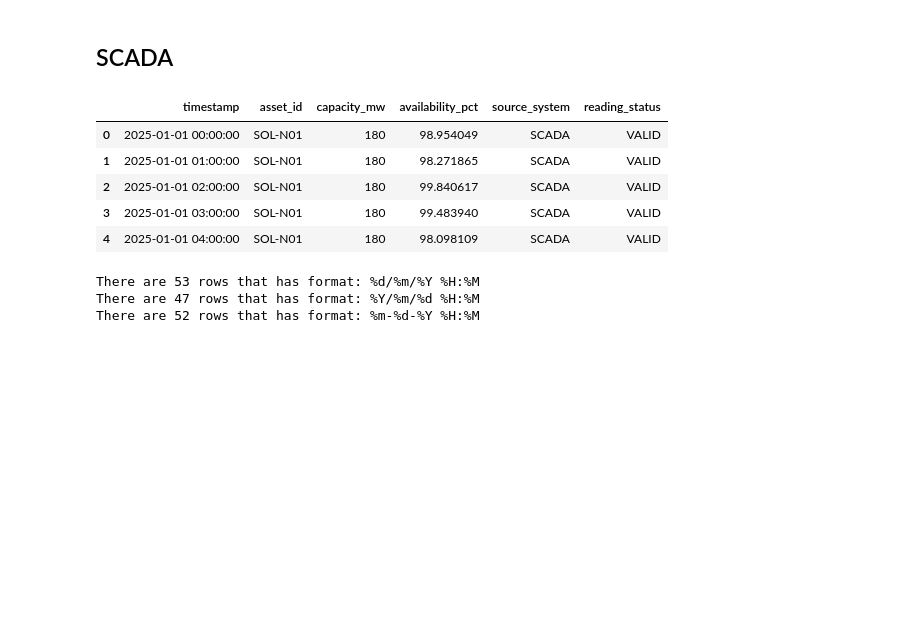
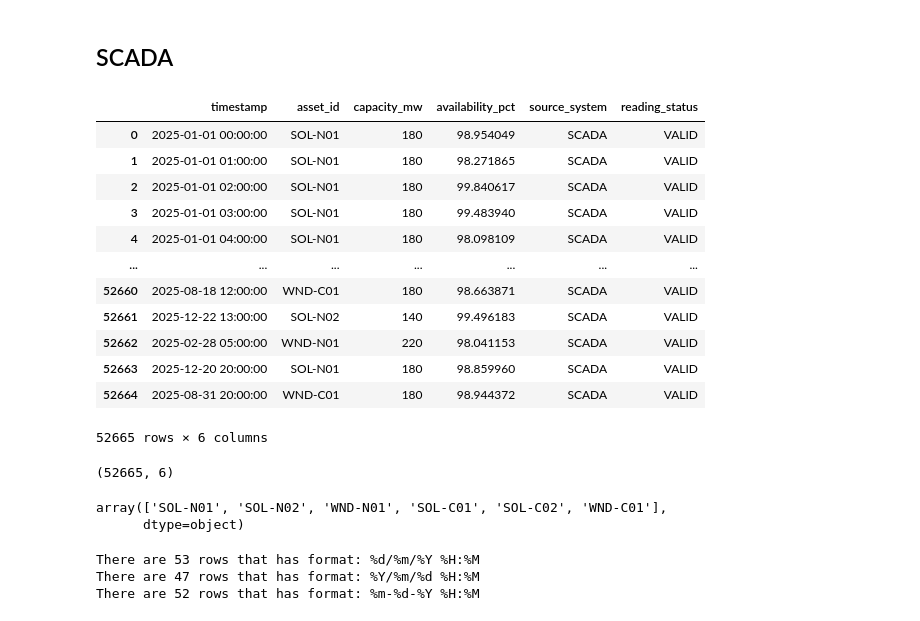
Before and after one commit to sadamhabnawi28/GreenGrid_Energy_Project, a Jupyter notebook: scripts/data_profiling.ipynb, the cells around one changed output. Drawn from its saved outputs; the diff is of its cells as text; code cells hidden in the pictures; blank space fills up the shorter version.

```diff
--- a/scripts/data_profiling.ipynb
+++ b/scripts/data_profiling.ipynb
@@ -400,16 +400,32 @@ Terdapat **outlier** pada kolom `market_price_usd_per_mwh`
 # %%
 scada = path + "scada_generation_raw.csv"
 
 df_scada = pd.read_csv(scada)
 
-df_scada.head()
+df_scada
 # %% [output]
 |  | timestamp | asset_id | capacity_mw | availability_pct | source_system | reading_status |
 | 0 | 2025-01-01 00:00:00 | SOL-N01 | 180 | 98.954049 | SCADA | VALID |
 | 1 | 2025-01-01 01:00:00 | SOL-N01 | 180 | 98.271865 | SCADA | VALID |
 | 2 | 2025-01-01 02:00:00 | SOL-N01 | 180 | 99.840617 | SCADA | VALID |
 | 3 | 2025-01-01 03:00:00 | SOL-N01 | 180 | 99.483940 | SCADA | VALID |
 | 4 | 2025-01-01 04:00:00 | SOL-N01 | 180 | 98.098109 | SCADA | VALID |
+| ... | ... | ... | ... | ... | ... | ... |
+| 52660 | 2025-08-18 12:00:00 | WND-C01 | 180 | 98.663871 | SCADA | VALID |
+| 52661 | 2025-12-22 13:00:00 | SOL-N02 | 140 | 99.496183 | SCADA | VALID |
+| 52662 | 2025-02-28 05:00:00 | WND-N01 | 220 | 98.041153 | SCADA | VALID |
+| 52663 | 2025-12-20 20:00:00 | SOL-N01 | 180 | 98.859960 | SCADA | VALID |
+| 52664 | 2025-08-31 20:00:00 | WND-C01 | 180 | 98.944372 | SCADA | VALID |
+52665 rows × 6 columns
+# %%
+df_scada.shape
+# %% [output]
+(52665, 6)
+# %%
+df_scada["asset_id"].unique()
+# %% [output]
+array(['SOL-N01', 'SOL-N02', 'WND-N01', 'SOL-C01', 'SOL-C02', 'WND-C01'],
+      dtype=object)
 # %%
 timestamp_flag(df_scada["timestamp"])
 # %% [output]
```
Also changed, not shown: 3 other files.
